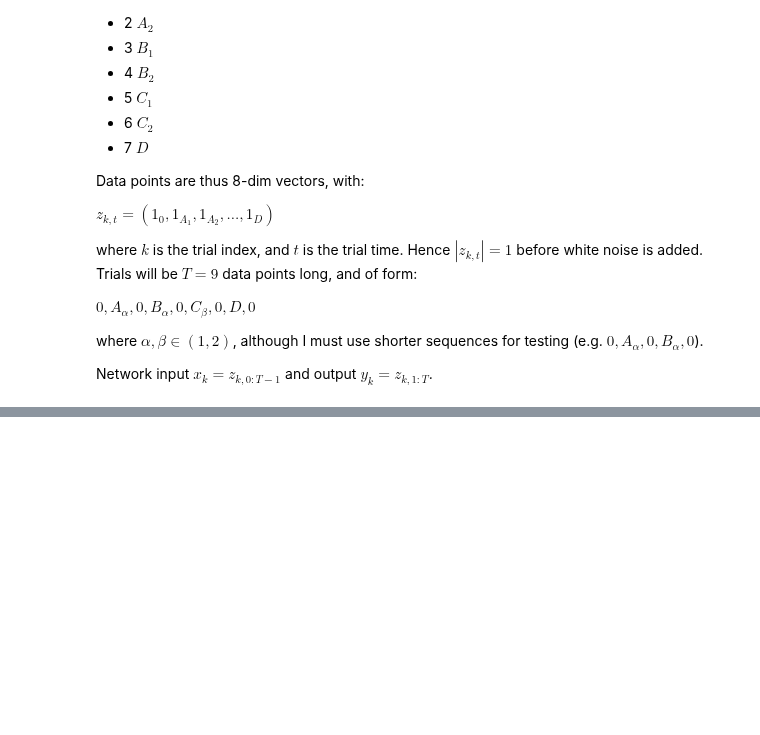
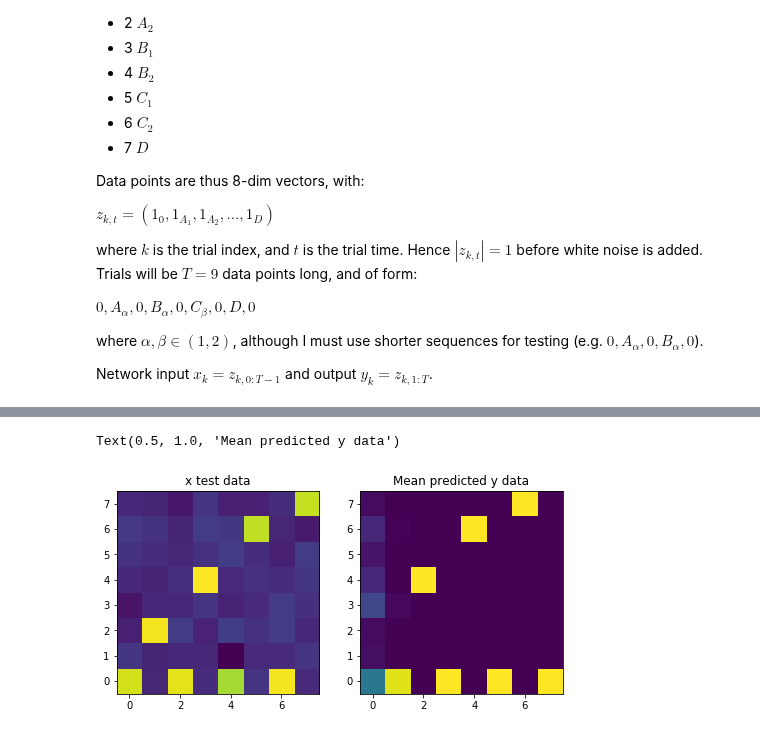
Before and after one commit to vdplasthijs/eavesdropping, a Jupyter notebook: BPTT try out.ipynb, the cells around one changed output, grey strips where cells are left out. Saved outputs shown, nothing was run; the diff lists cells and outputs as text; code cells hidden in the pictures; blank space fills up the shorter version.

```diff
--- a/BPTT try out.ipynb
+++ b/BPTT try out.ipynb
@@ -192,0 +202,16 @@ Text(0.5, 1.0, 'Mean predicted y data')
+# %%
+k = 1
+
+pred = bp.compute_full_pred(x_test[k,:,:], model=rnn)
+plt.rcParams['figure.figsize'] = (8, 4)
+
+plt.subplot(121)
+plt.imshow(x_test[k, :, :].numpy().T, origin='bottom')
+plt.title("x test data")
+
+plt.subplot(122)
+plt.imshow(pred.mean(0).detach().numpy().T, origin='bottom')
+plt.title("Mean predicted y data")
+# %% [output]
+Text(0.5, 1.0, 'Mean predicted y data')
+[figure, added]
```
Also changed, not shown: parts of 7 cells of this notebook, 1 other file.
